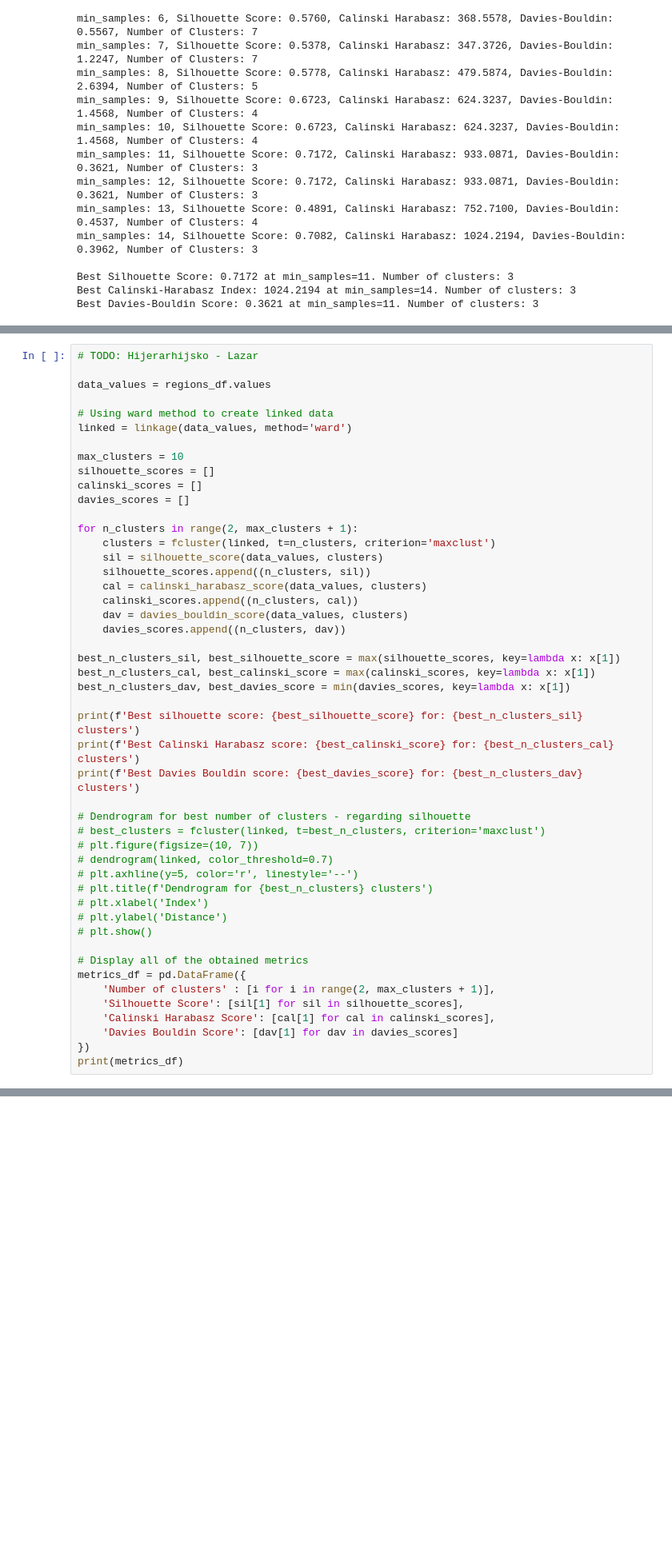
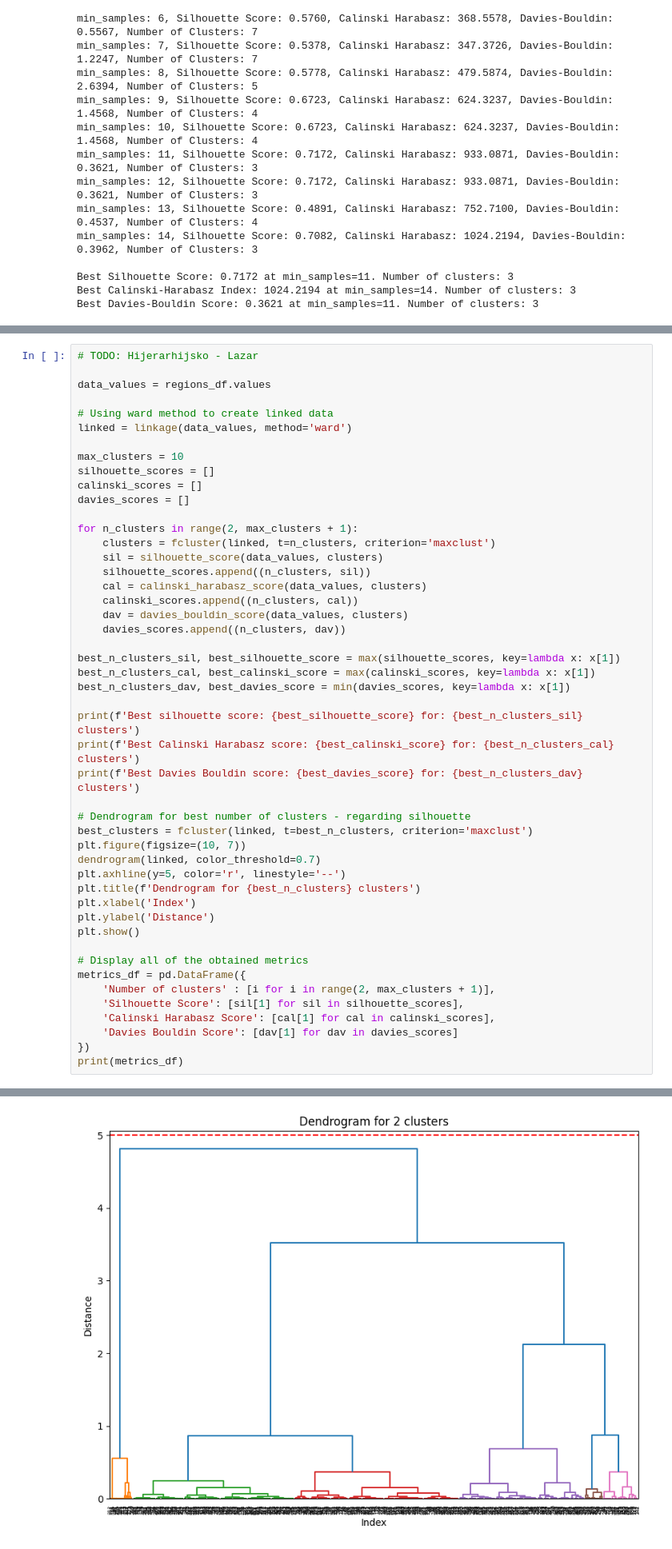
Before and after one commit to killica/Cluster-analysis-of-epigenome, a Jupyter notebook: ClusterAnalysisOfEpigenome.ipynb, the cells around one changed output, grey strips where cells are left out. Shown at 80% size. Cells and saved outputs as stored; diff of their text form; blank space fills up the shorter version.

```diff
--- a/ClusterAnalysisOfEpigenome.ipynb
+++ b/ClusterAnalysisOfEpigenome.ipynb
@@ -604,14 +623,14 @@ print(f'Best Calinski Harabasz score: {best_calinski_score} for: {best_n_cluster
 print(f'Best Davies Bouldin score: {best_davies_score} for: {best_n_clusters_dav} clusters')
 
 # Dendrogram for best number of clusters - regarding silhouette
-# best_clusters = fcluster(linked, t=best_n_clusters, criterion='maxclust')
-# plt.figure(figsize=(10, 7))
-# dendrogram(linked, color_threshold=0.7)
-# plt.axhline(y=5, color='r', linestyle='--')
-# plt.title(f'Dendrogram for {best_n_clusters} clusters')
-# plt.xlabel('Index')
-# plt.ylabel('Distance')
-# plt.show()
+best_clusters = fcluster(linked, t=best_n_clusters, criterion='maxclust')
+plt.figure(figsize=(10, 7))
+dendrogram(linked, color_threshold=0.7)
+plt.axhline(y=5, color='r', linestyle='--')
+plt.title(f'Dendrogram for {best_n_clusters} clusters')
+plt.xlabel('Index')
+plt.ylabel('Distance')
+plt.show()
 
 # Display all of the obtained metrics
 metrics_df = pd.DataFrame({
@@ -641,0 +647 @@ Best Davies Bouldin score: 0.2538232996685381 for: 2 clusters
+[figure, added]
```
Also changed, not shown: parts of 4 cells of this notebook.
